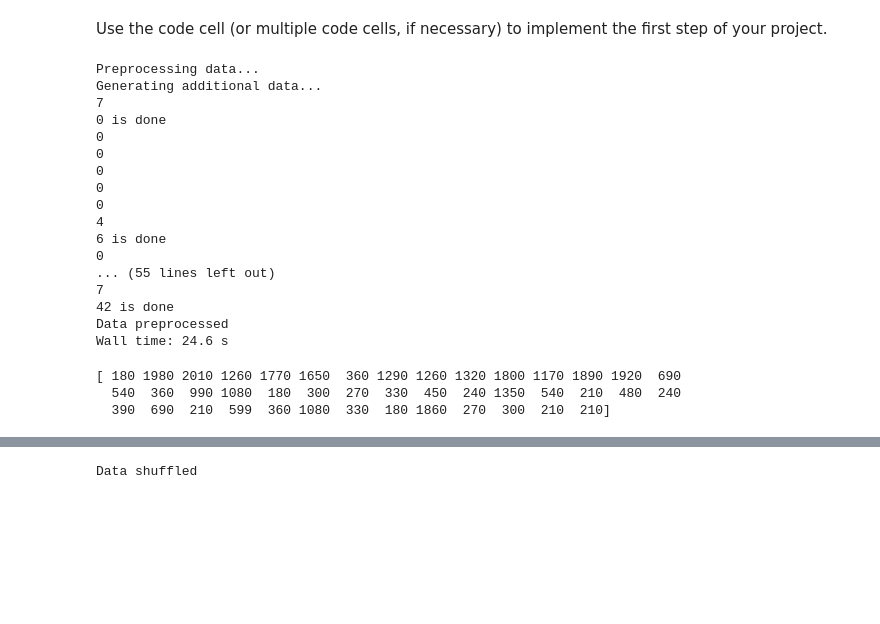
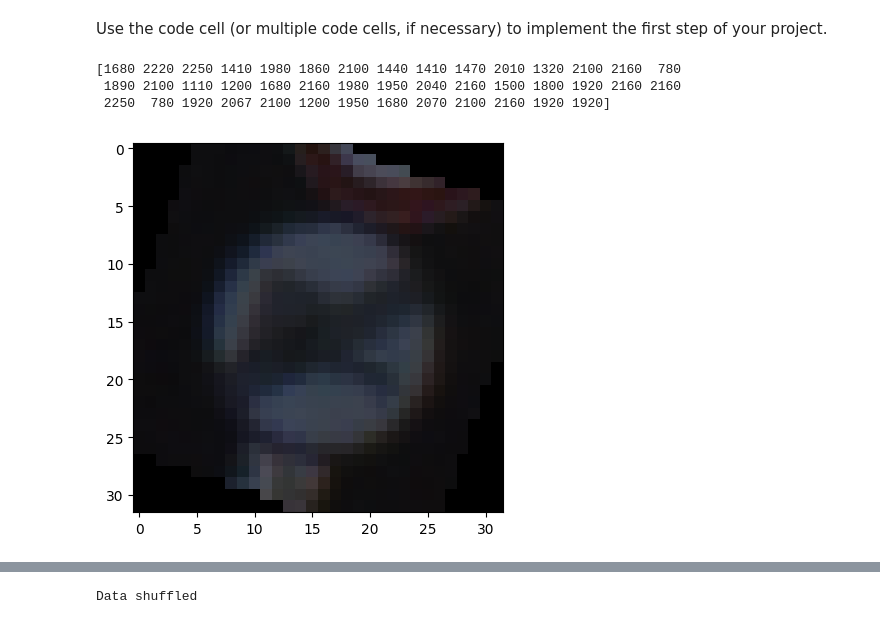
Before and after one commit to gagolucasm/Traffic-Sign-Classifier, a Jupyter notebook: Traffic_Sign_Classifier.ipynb, the cells around one changed output, grey strips where cells are left out. Cells and saved outputs as stored; diff of their text form; code cells hidden in the pictures; blank space fills up the shorter version.

```diff
--- a/Traffic_Sign_Classifier.ipynb
+++ b/Traffic_Sign_Classifier.ipynb
@@ -231,8 +233,15 @@ Here is an example of a [published baseline model on this problem](http://yann.l
 # %% [markdown]
 Use the code cell (or multiple code cells, if necessary) to implement the first step of your project.
 # %%
+"""
 %%time
-#(26s)
+#(26s) .99 y .9
+#creo que puede dar problemas por los bordes:
+print(inputs_per_class)
+plt.imshow(train_features[-20])
+plt.show()
+im=train_features[-20]
+
 print('Preprocessing data...')
 # Generate additional data for underrepresented classes
 print('Generating additional data...')
@@ -249,11 +258,15 @@ for i in range(len(inputs_per_class)):
     new_features = []
     new_labels = []
     mask = np.where(train_labels == i)
-
+    a=1
     for j in range(input_ratio):
         for feature in train_features[mask]:
             new_features.append(scipy.ndimage.rotate(feature, angles[j], reshape=False))
             new_labels.append(i)
+            if a==1:
+                plt.imshow(feature)
+                plt.show()
+                a=2
 
     train_features = np.append(train_features, new_features, axis=0)
     train_labels = np.append(train_labels, new_labels, axis=0)
@@ -261,27 +274,4 @@ for i in range(len(inputs_per_class)):
 
 
 print('Data preprocessed')
+"""
-# %% [output]
-Preprocessing data...
-Generating additional data...
-7
-0 is done
-0
-0
-0
-0
-0
-4
-6 is done
-0
-... (55 lines left out)
-7
-42 is done
-Data preprocessed
-Wall time: 24.6 s
-# %%
-print(inputs_per_class)
-# %% [output]
-[ 180 1980 2010 1260 1770 1650  360 1290 1260 1320 1800 1170 1890 1920  690
-  540  360  990 1080  180  300  270  330  450  240 1350  540  210  480  240
-  390  690  210  599  360 1080  330  180 1860  270  300  210  210]
@@ -289,0 +278,40 @@ print(inputs_per_class)
+# %%
+%%time
+# Angulos aleatorios
+print('Preprocessing data...')
+# Generate additional data for underrepresented classes
+print('Generating additional data...')
+
+
+
+for i in range(len(inputs_per_class)):
+    input_ratio = int(max_inputs / inputs_per_class[i]) - 1
+    print(input_ratio)
+
+    if input_ratio <1:
+        continue
+
+    new_features = []
+    new_labels = []
+    mask = np.where(train_labels == i)
+    a=1
+    for j in range(input_ratio):
+        for feature in train_features[mask]:
+            new_features.append(scipy.ndimage.rotate(feature, np.random.randint(-30,30), reshape=False))
+            new_labels.append(i)
+            if a==1:
+                plt.imshow(feature)
+                plt.show()
+                a=2
+
+    train_features = np.append(train_features, new_features, axis=0)
+    train_labels = np.append(train_labels, new_labels, axis=0)
+    print(str(i)+" is done")
+
+
+print('Data preprocessed')
+# %% [output]
+[1680 2220 2250 1410 1980 1860 2100 1440 1410 1470 2010 1320 2100 2160  780
+ 1890 2100 1110 1200 1680 2160 1980 1950 2040 2160 1500 1800 1920 2160 2160
+ 2250  780 1920 2067 2100 1200 1950 1680 2070 2100 2160 1920 1920]
+[figure, added]
```
Also changed, not shown: parts of 13 cells of this notebook.
